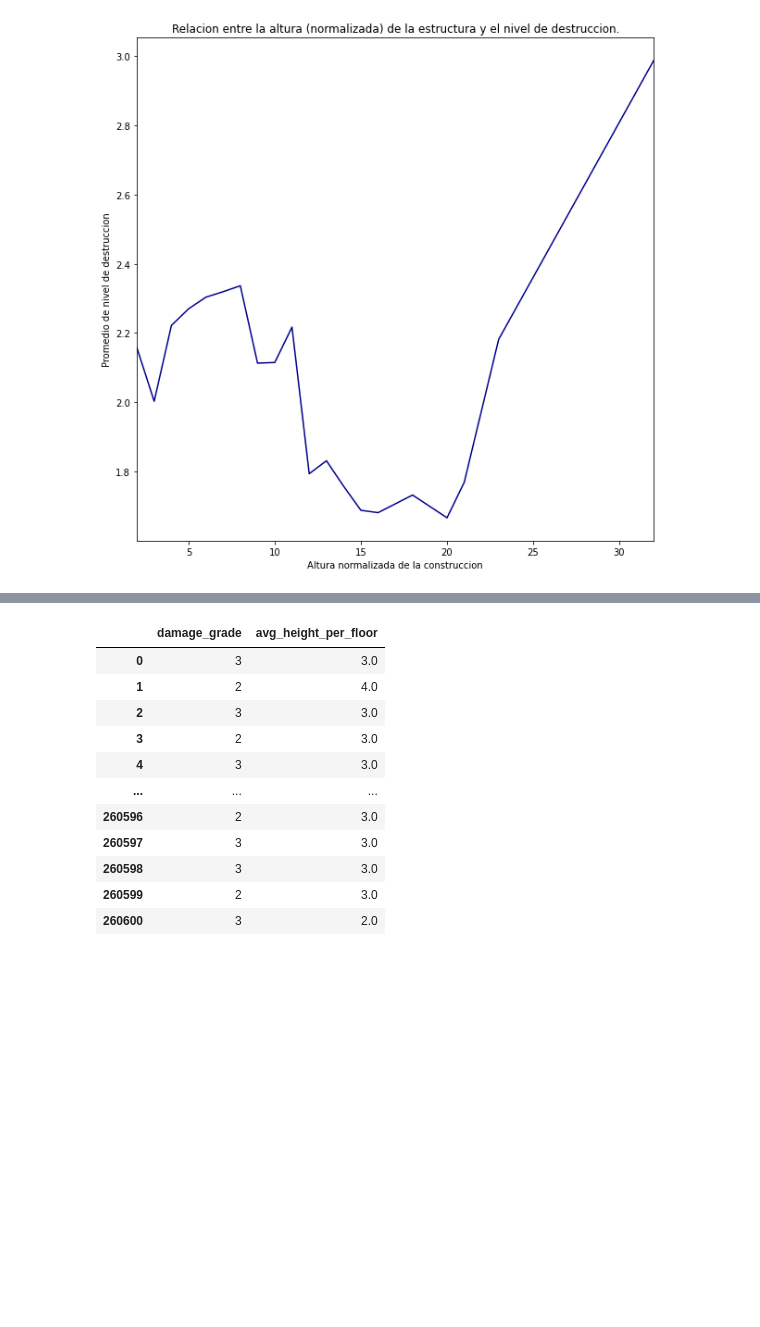
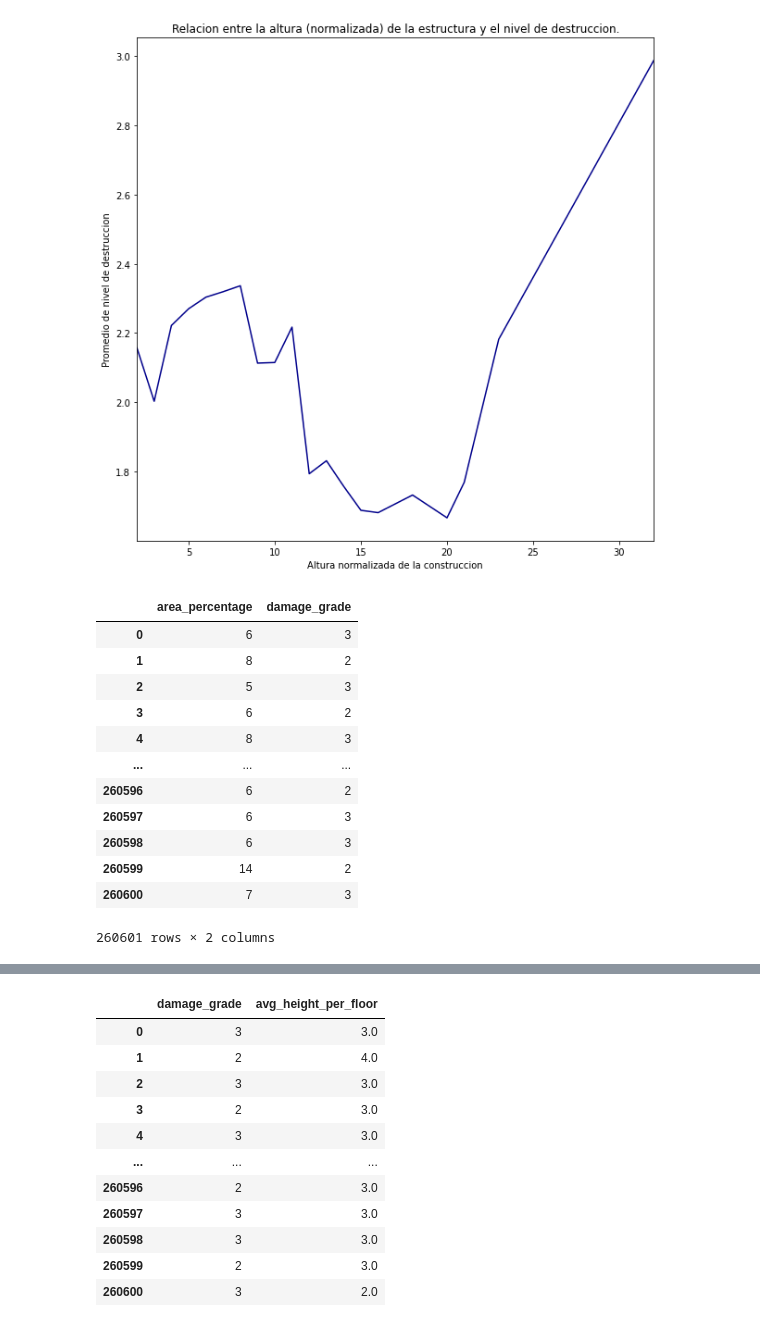
Before and after one commit to joaquinfontela/OrganizacionDeDatos-TP1, a Jupyter notebook: src/Continuous.ipynb, the cells around one changed output, grey strips where cells are left out. Cells and saved outputs as stored; diff of their text form; code cells hidden in the pictures; blank space fills up the shorter version.

```diff
--- a/src/Continuous.ipynb
+++ b/src/Continuous.ipynb
@@ -102,3 +102,22 @@ avg_dmg_per_height["avg_damage_grade_for_height"].plot(figsize = (10,10),\
 # %% [output]
 <AxesSubplot:title={'center':'Relacion entre la altura (normalizada) de la estructura y el nivel de destruccion.'}, xlabel='Altura normalizada de la construccion', ylabel='Promedio de nivel de destruc ...
 [figure]
+# %%
+areas = values[["building_id", "area_percentage"]]
+area_damage = areas.merge(labels, left_on = "building_id", right_on = "building_id")
+area_damage = area_damage[["area_percentage", "damage_grade"]]
+area_damage
+# %% [output]
+|  | area_percentage | damage_grade |
+| 0 | 6 | 3 |
+| 1 | 8 | 2 |
+| 2 | 5 | 3 |
+| 3 | 6 | 2 |
+| 4 | 8 | 3 |
+| ... | ... | ... |
+| 260596 | 6 | 2 |
+| 260597 | 6 | 3 |
+| 260598 | 6 | 3 |
+| 260599 | 14 | 2 |
+| 260600 | 7 | 3 |
+260601 rows × 2 columns
```
Also changed, not shown: parts of 2 cells of this notebook.
